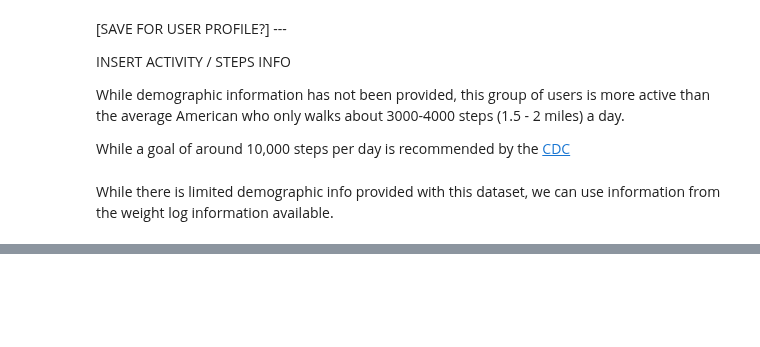
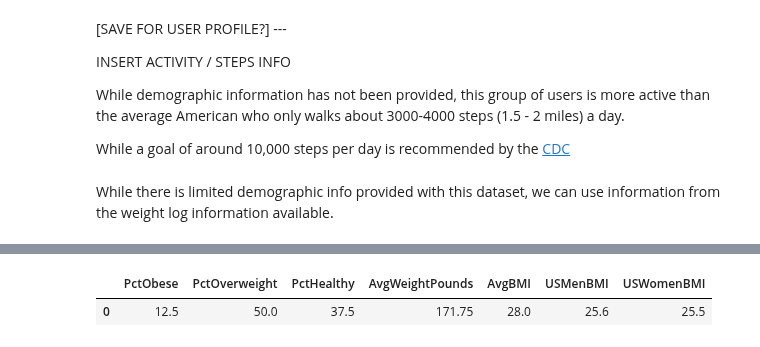
Before and after one commit to phlln/bellabeat-analysis, a Jupyter notebook: bellabeat_bigquery_playground.ipynb, the cells around one changed output, grey strips where cells are left out. Drawn from its saved outputs; the diff is of its cells as text; code cells hidden in the pictures; blank space fills up the shorter version.

```diff
--- a/bellabeat_bigquery_playground.ipynb
+++ b/bellabeat_bigquery_playground.ipynb
@@ -1543,0 +1524,38 @@ ORDER BY 2
+# %%
+%%bigquery
+WITH indiv_avg_weight AS (
+    SELECT Id,
+           ROUND(AVG(WeightPounds), 0) AS IndivAvgWeightPounds,
+           ROUND(AVG(WeightKg), 0) AS IndivAvgWeightKg,
+           ROUND(AVG(BMI), 0) AS IndivAvgBMI
+    FROM `gac-bellabeat.activity.weight`
+    GROUP BY 1
+),
+group_avg_weight AS (
+    SELECT Id,
+           IndivAvgWeightPounds,
+           AVG(IndivAvgWeightPounds) OVER() AS AvgWeightPounds,
+           IndivAvgWeightKg,
+           AVG(IndivAvgWeightKg) OVER() AS AvgWeightKg,
+           IndivAvgBMI,
+           CASE
+             WHEN IndivAvgBMI >= 30.0 THEN 'Obese'
+             WHEN IndivAvgBMI >= 25.0 THEN 'Overweight'
+             WHEN IndivAvgBMI >= 18.5 THEN 'Healthy'
+             ELSE 'Underweight'
+           END AS CDCLabel,
+           AVG(IndivAvgBMI) OVER() AS AvgBMI
+      FROM indiv_avg_weight
+)
+SELECT ROUND(SUM(CASE WHEN CDCLabel = 'Obese' THEN 1 ELSE 0 END) / COUNT(Id)*100, 1) AS PctObese,
+       ROUND(SUM(CASE WHEN CDCLabel = 'Overweight' THEN 1 ELSE 0 END) / COUNT(Id)*100, 1) AS PctOverweight,
+       ROUND(SUM(CASE WHEN CDCLabel = 'Healthy' THEN 1 ELSE 0 END) / COUNT(Id)*100, 1) AS PctHealthy,
+       AvgWeightPounds,
+       AvgBMI,
+       25.6 AS USMenBMI,
+       25.5 AS USWomenBMI
+  FROM group_avg_weight
+ GROUP BY 4, 5, 6, 7
+# %% [output]
+|  | PctObese | PctOverweight | PctHealthy | AvgWeightPounds | AvgBMI | USMenBMI | USWomenBMI |
+| 0 | 12.5 | 50.0 | 37.5 | 171.75 | 28.0 | 25.6 | 25.5 |
```
Also changed, not shown: parts of 6 cells of this notebook.
